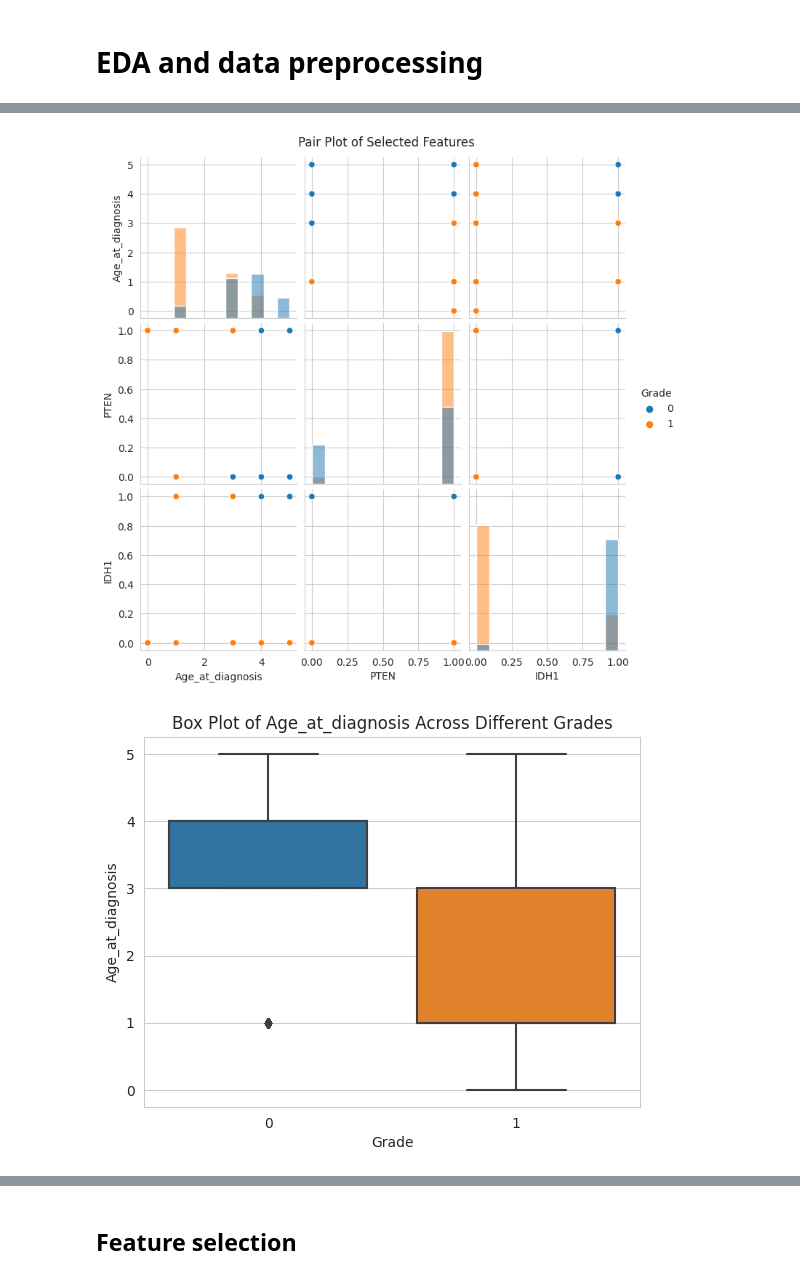
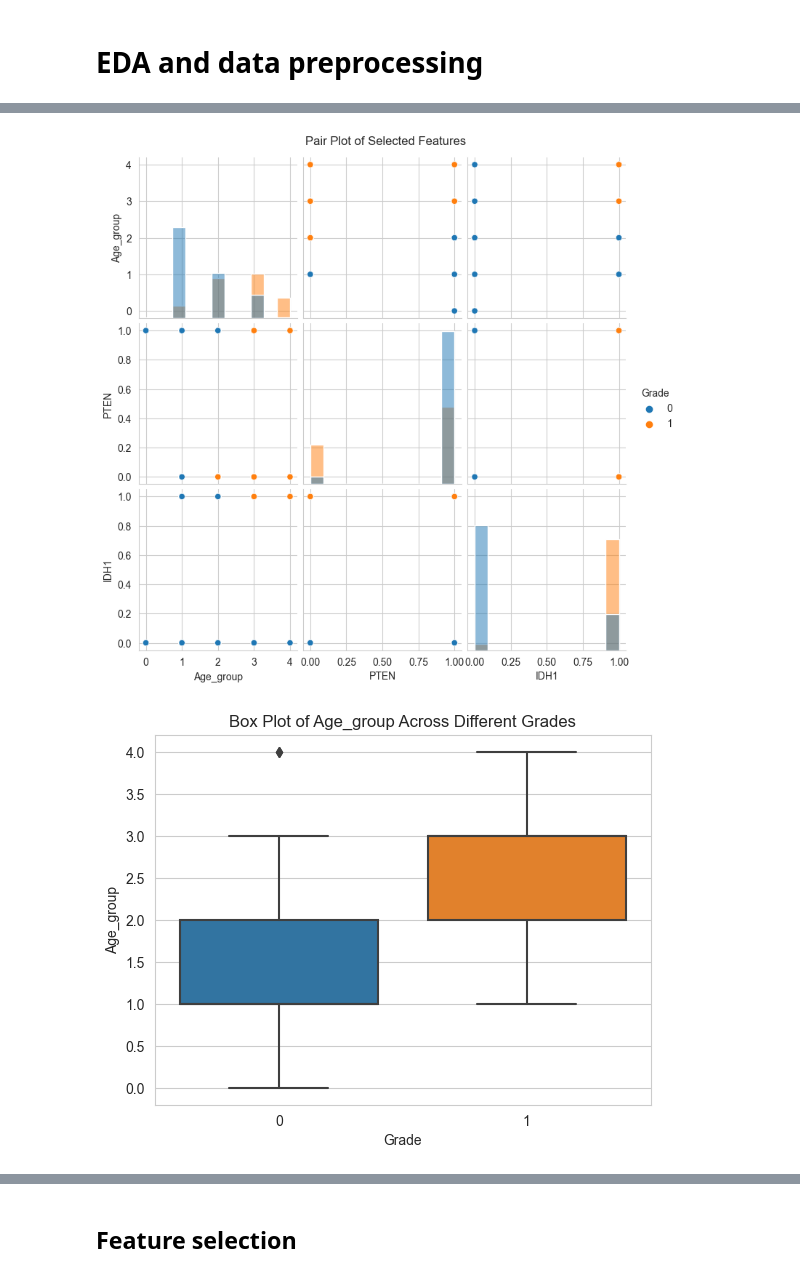
Before and after one commit to o-frolova/GliomaGradingClinical, a Jupyter notebook: BinaryClassification.ipynb, the cells around one changed output, grey strips where cells are left out. Cells and saved outputs as stored; diff of their text form; code cells hidden in the pictures.

```diff
--- a/BinaryClassification.ipynb
+++ b/BinaryClassification.ipynb
@@ -36,8 +36,8 @@ warnings.filterwarnings('ignore')
 # Reading data
 # %%
 # Load data
-data_test = pd.read_csv("./test.csv")
-data_train = pd.read_csv("./train.csv")
+data_test = pd.read_csv("./data/test.csv")
+data_train = pd.read_csv("./data/train.csv")
 # data_val = pd.read_csv("./data/TCGA_GBM_LGG_Mutations_all.csv")
 
 # Basic data exploration
@@ -159,7 +159,7 @@ def breakdown_into_age_groups(data, age_bins=None, labels=None):
     if age_bins is None:
         age_bins = [0, 18, 45, 60, 75, 91]
     if labels is None:
-        labels = [0, 1, 3, 4, 5]
+        labels = [0, 1, 2, 3, 4]
 
     # Extract age and handle possible exceptions
     try:
@@ -206,9 +222,12 @@ preprocessed_data_test = preprocessing_data_test(data_test)
 preprocessed_data_train['Age_at_diagnosis'] = pd.to_numeric(preprocessed_data_train['Age_at_diagnosis'], errors='coerce', downcast='integer')
 preprocessed_data_test['Age_at_diagnosis'] = pd.to_numeric(preprocessed_data_test['Age_at_diagnosis'], errors='coerce', downcast='integer')
 
-# Replacing NaN values in 'Age_at_diagnosis' with -1
+# Replacing NaN values in 'Age_at_diagnosis' with 0
 preprocessed_data_train['Age_at_diagnosis'].fillna(0, inplace=True)
 preprocessed_data_test['Age_at_diagnosis'].fillna(0, inplace=True)
+
+preprocessed_data_train = preprocessed_data_train.rename(columns= {'Age_at_diagnosis': 'Age_group'})
+preprocessed_data_train.Grade = preprocessed_data_train.Grade.replace([0 , 1 ], [1, 0])
 # %%
 # Set the aesthetic style of the plots
 sns.set_style("whitegrid")
@@ -260,25 +296,25 @@ plt.show()
 #4. Pair Plot (for a subset of features)
 # Selecting a subset of features including the target
 
-selected_features = ['Grade', 'Age_at_diagnosis', 'PTEN', 'IDH1']  # Replace with desired feature names
+selected_features = ['Grade', 'Age_group', 'PTEN', 'IDH1']  # Replace with desired feature names
 
 # Creating the pair plot
 sns.pairplot(preprocessed_data_train[selected_features], hue='Grade', kind='scatter', diag_kind='hist')
 plt.suptitle('Pair Plot of Selected Features', y=1.02)
 plt.show()
 # %% [output]
-[figure, old version]
+[figure, new version]
 # %%
 #5. Box Plots (for numerical features across different target classes)
 # Selecting a numerical feature
-numerical_feature = 'Age_at_diagnosis'  # Replace with desired feature name
+numerical_feature = 'Age_group'  # Replace with desired feature name
 
 # Creating the box plot
 sns.boxplot(x='Grade', y=numerical_feature, data=preprocessed_data_train)
 plt.title(f'Box Plot of {numerical_feature} Across Different Grades')
 plt.show()
 # %% [output]
-[figure, old version]
+[figure, new version]
 # %%
 #6. Count Plots (for categorical features)
 # Selecting a categorical feature
```
Also changed, not shown: parts of 27 cells of this notebook.
